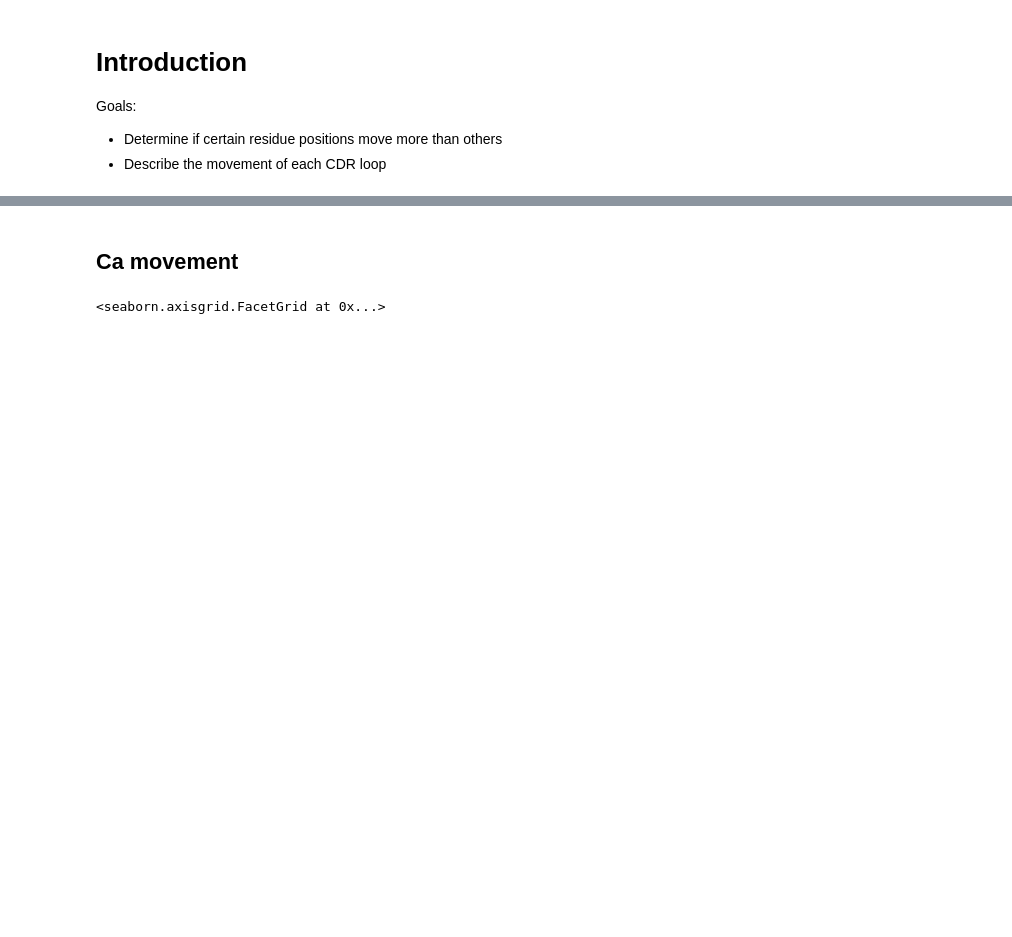
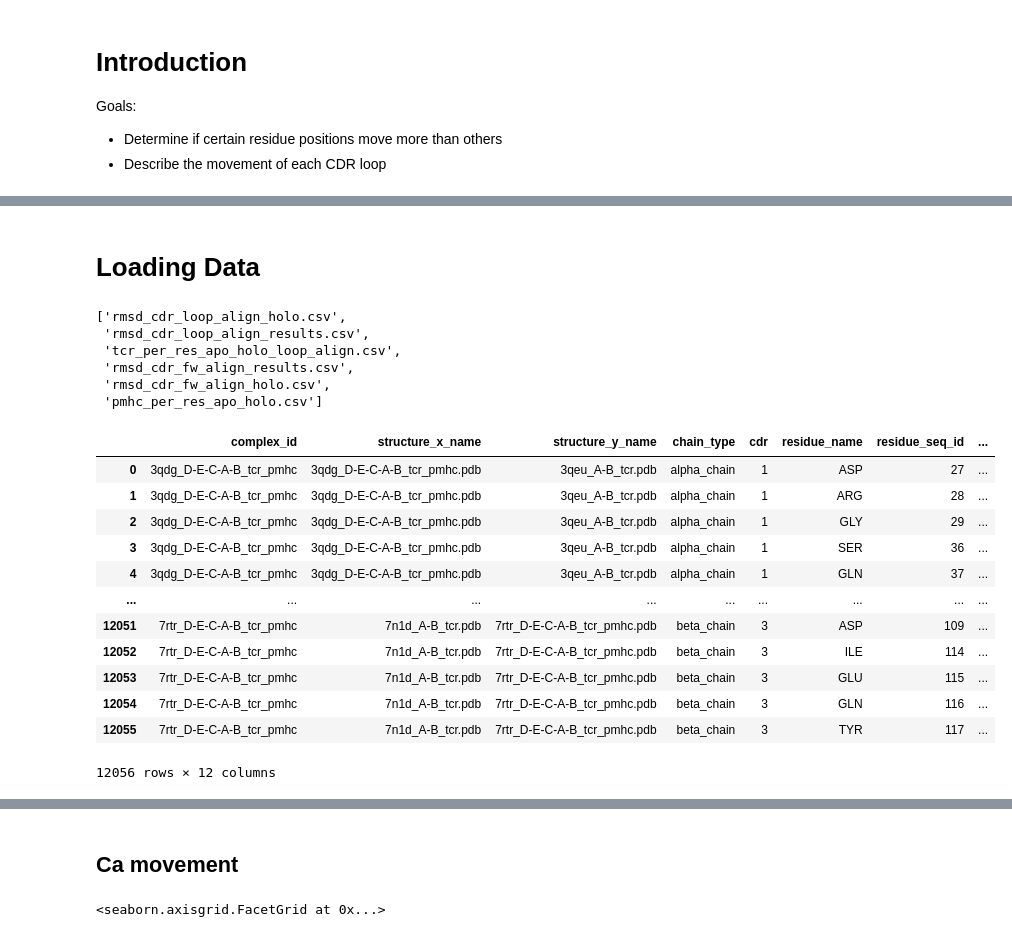
Before and after one commit to benjiemc/tcr-pmhc-interface-analysis, a Jupyter notebook: notebooks/Per residue changes of TCR CDR between apo and holo structures.ipynb, the cells around one changed output, grey strips where cells are left out. Cells and saved outputs as stored; diff of their text form; code cells hidden in the pictures; blank space fills up the shorter version.

```diff
--- a/notebooks/Per residue changes of TCR CDR between apo and holo structures.ipynb
+++ b/notebooks/Per residue changes of TCR CDR between apo and holo structures.ipynb
@@ -23,4 +23,4 @@ from tcr_pmhc_structure_tools.align import align_tcrs
 from matplotlib_inline.backend_inline import set_matplotlib_formats
 set_matplotlib_formats('svg')
 # %%
-DATA_DIR = '../data/tcr-pmhc'
+DATA_DIR = '../data/processed/apo-holo-tcr-pmhc-class-I-comparisons'
@@ -275,0 +27,28 @@ results = results.groupby(['group',
+# %% [markdown]
+# Loading Data
+# %%
+os.listdir(DATA_DIR)
+# %% [output]
+['rmsd_cdr_loop_align_holo.csv',
+ 'rmsd_cdr_loop_align_results.csv',
+ 'tcr_per_res_apo_holo_loop_align.csv',
+ 'rmsd_cdr_fw_align_results.csv',
+ 'rmsd_cdr_fw_align_holo.csv',
+ 'pmhc_per_res_apo_holo.csv']
+# %%
+results = pd.read_csv(os.path.join(DATA_DIR, 'tcr_per_res_apo_holo_loop_align.csv'))
+results
+# %% [output]
+|  | complex_id | structure_x_name | structure_y_name | chain_type | cdr | residue_name | residue_seq_id | ... |
+| 0 | 3qdg_D-E-C-A-B_tcr_pmhc | 3qdg_D-E-C-A-B_tcr_pmhc.pdb | 3qeu_A-B_tcr.pdb | alpha_chain | 1 | ASP | 27 | ... |
+| 1 | 3qdg_D-E-C-A-B_tcr_pmhc | 3qdg_D-E-C-A-B_tcr_pmhc.pdb | 3qeu_A-B_tcr.pdb | alpha_chain | 1 | ARG | 28 | ... |
+| 2 | 3qdg_D-E-C-A-B_tcr_pmhc | 3qdg_D-E-C-A-B_tcr_pmhc.pdb | 3qeu_A-B_tcr.pdb | alpha_chain | 1 | GLY | 29 | ... |
+| 3 | 3qdg_D-E-C-A-B_tcr_pmhc | 3qdg_D-E-C-A-B_tcr_pmhc.pdb | 3qeu_A-B_tcr.pdb | alpha_chain | 1 | SER | 36 | ... |
+| 4 | 3qdg_D-E-C-A-B_tcr_pmhc | 3qdg_D-E-C-A-B_tcr_pmhc.pdb | 3qeu_A-B_tcr.pdb | alpha_chain | 1 | GLN | 37 | ... |
+| ... | ... | ... | ... | ... | ... | ... | ... | ... |
+| 12051 | 7rtr_D-E-C-A-B_tcr_pmhc | 7n1d_A-B_tcr.pdb | 7rtr_D-E-C-A-B_tcr_pmhc.pdb | beta_chain | 3 | ASP | 109 | ... |
+| 12052 | 7rtr_D-E-C-A-B_tcr_pmhc | 7n1d_A-B_tcr.pdb | 7rtr_D-E-C-A-B_tcr_pmhc.pdb | beta_chain | 3 | ILE | 114 | ... |
+| 12053 | 7rtr_D-E-C-A-B_tcr_pmhc | 7n1d_A-B_tcr.pdb | 7rtr_D-E-C-A-B_tcr_pmhc.pdb | beta_chain | 3 | GLU | 115 | ... |
+| 12054 | 7rtr_D-E-C-A-B_tcr_pmhc | 7n1d_A-B_tcr.pdb | 7rtr_D-E-C-A-B_tcr_pmhc.pdb | beta_chain | 3 | GLN | 116 | ... |
+| 12055 | 7rtr_D-E-C-A-B_tcr_pmhc | 7n1d_A-B_tcr.pdb | 7rtr_D-E-C-A-B_tcr_pmhc.pdb | beta_chain | 3 | TYR | 117 | ... |
+12056 rows × 12 columns
```
Also changed, not shown: parts of 31 cells of this notebook, 1 other file.
